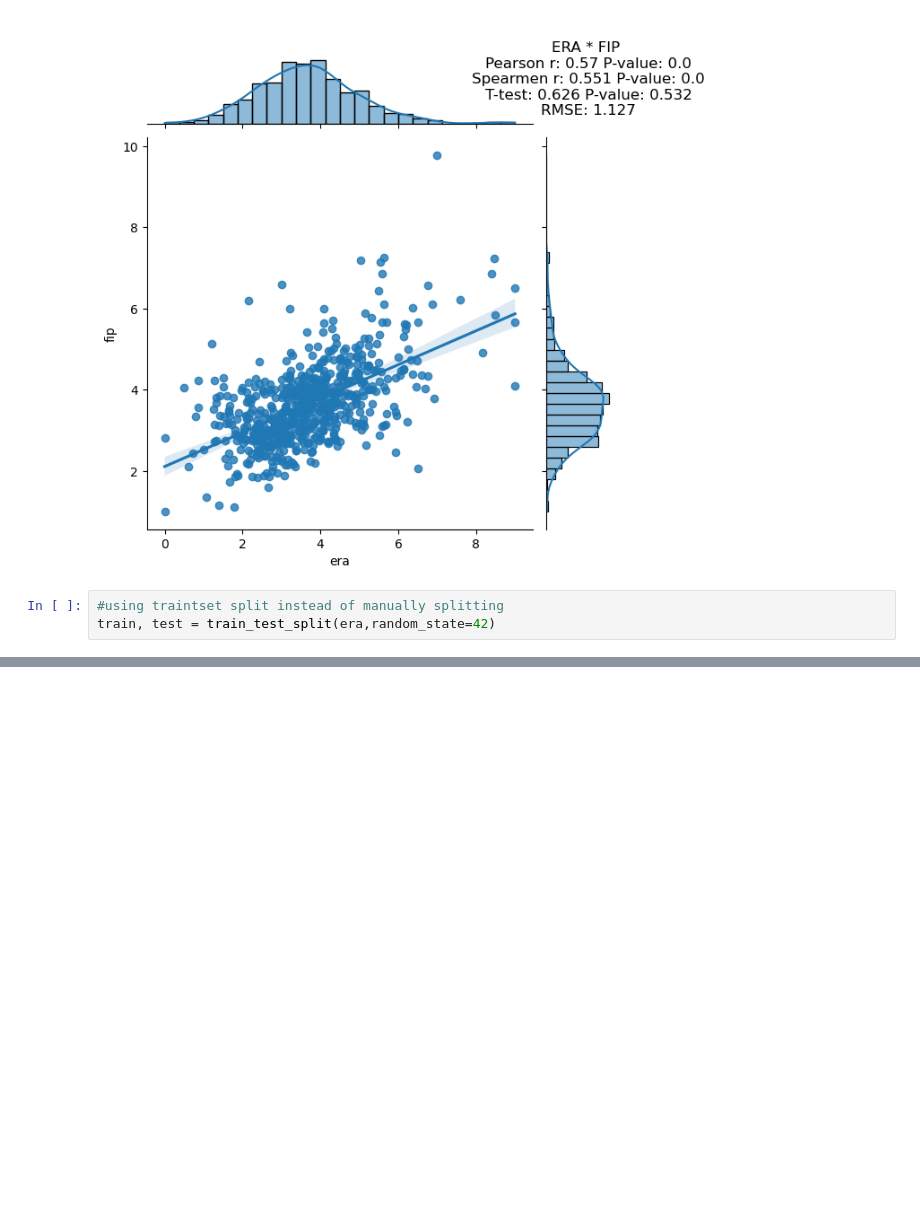
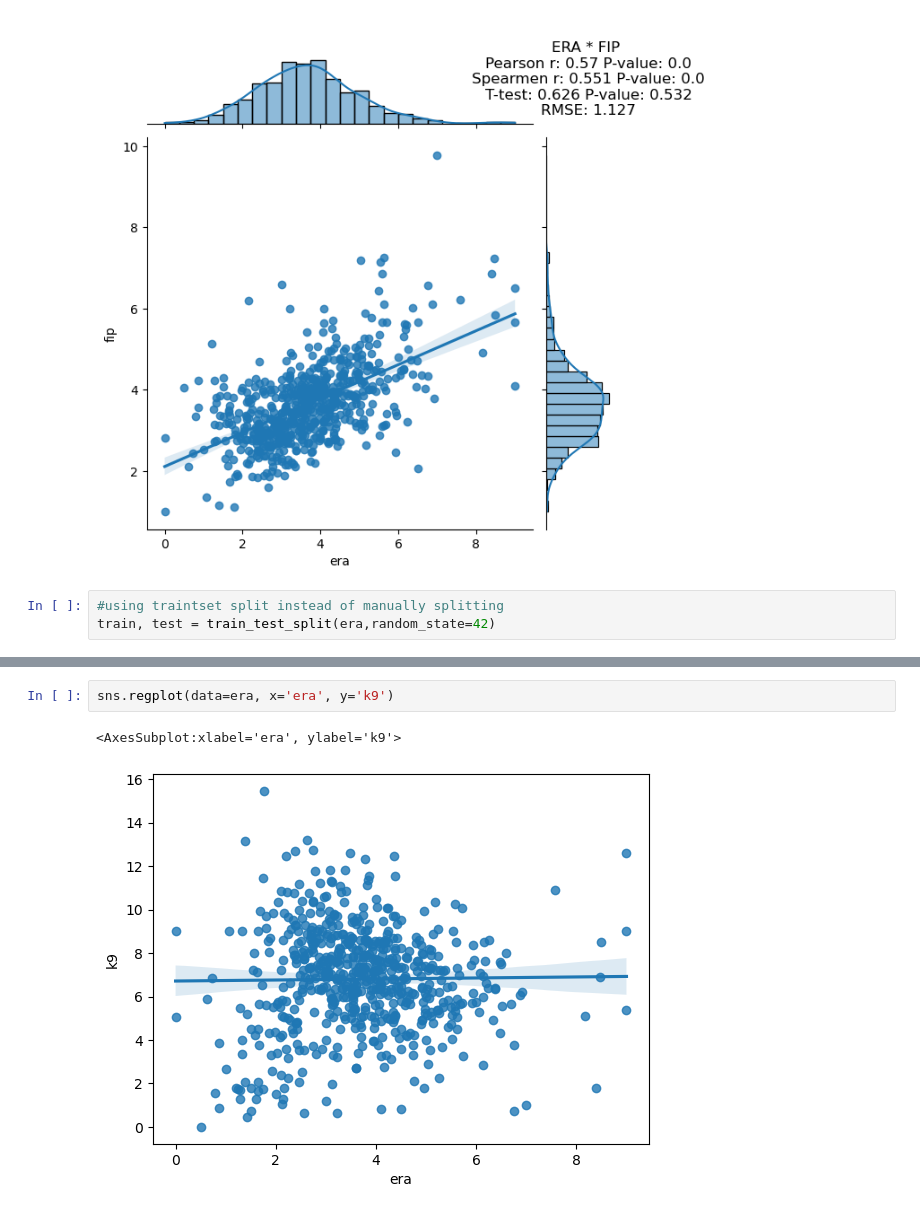
Before and after one commit to DerikVo/Baseball_analysis, a Jupyter notebook: code/BaseBall_general_analysis.ipynb, the cells around one changed output, grey strips where cells are left out. Cells and saved outputs as stored; diff of their text form; blank space fills up the shorter version.

```diff
--- a/code/BaseBall_general_analysis.ipynb
+++ b/code/BaseBall_general_analysis.ipynb
@@ -231,0 +256,5 @@ make_corr(test)
+# %%
+sns.regplot(data=era, x='era', y='k9')
+# %% [output]
+<AxesSubplot:xlabel='era', ylabel='k9'>
+[figure, added]
```
Also changed, not shown: parts of 10 cells of this notebook.
